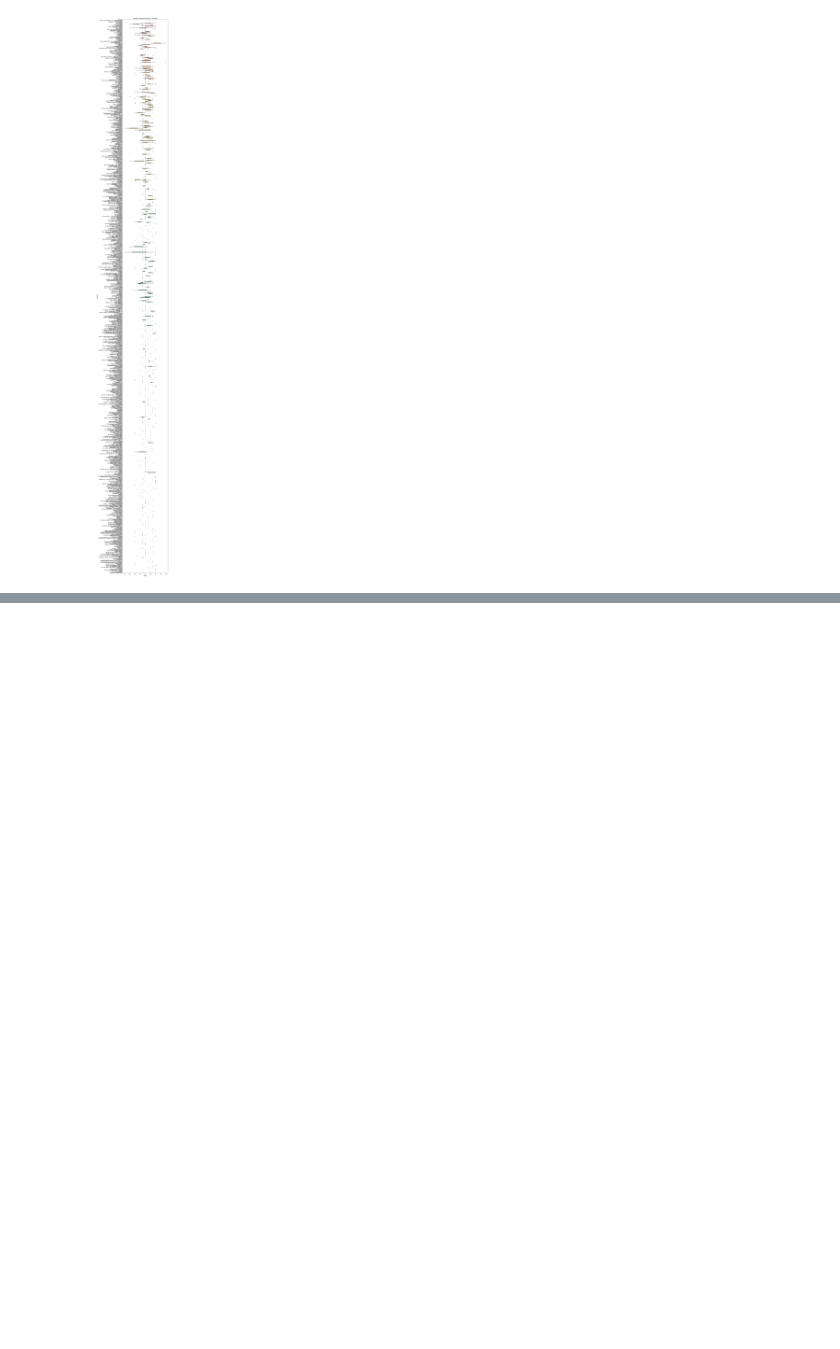
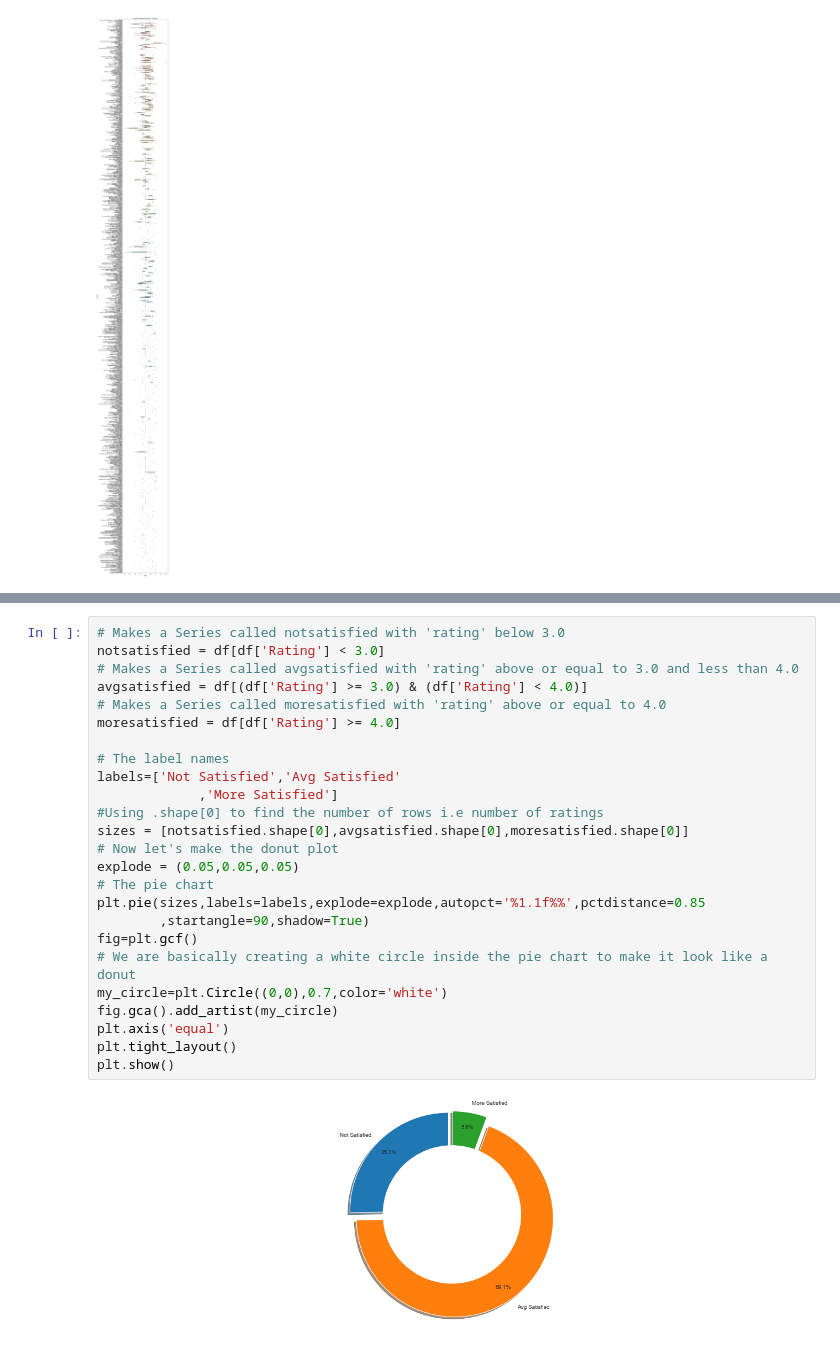
Before and after one commit to buzzy04/Chocolate-Ratings, a Jupyter notebook: Ass3.ipynb, the cells around one changed output, grey strips where cells are left out. Cells and saved outputs as stored; diff of their text form; blank space fills up the shorter version.

Commit message:
Add files via upload
Added Graphs

```diff
--- a/Ass3.ipynb
+++ b/Ass3.ipynb
@@ -244,0 +245,27 @@ Text(0.5,1,'Boxplot, Rating for countries (+blends)')
+# %%
+# Makes a Series called notsatisfied with 'rating' below 3.0
+notsatisfied = df[df['Rating'] < 3.0]
+# Makes a Series called avgsatisfied with 'rating' above or equal to 3.0 and less than 4.0
+avgsatisfied = df[(df['Rating'] >= 3.0) & (df['Rating'] < 4.0)]
+# Makes a Series called moresatisfied with 'rating' above or equal to 4.0
+moresatisfied = df[df['Rating'] >= 4.0]
+
+# The label names
+labels=['Not Satisfied','Avg Satisfied'
+             ,'More Satisfied']
+#Using .shape[0] to find the number of rows i.e number of ratings
+sizes = [notsatisfied.shape[0],avgsatisfied.shape[0],moresatisfied.shape[0]]
+# Now let's make the donut plot
+explode = (0.05,0.05,0.05)
+# The pie chart
+plt.pie(sizes,labels=labels,explode=explode,autopct='%1.1f%%',pctdistance=0.85
+        ,startangle=90,shadow=True)
+fig=plt.gcf()
+# We are basically creating a white circle inside the pie chart to make it look like a donut
+my_circle=plt.Circle((0,0),0.7,color='white')
+fig.gca().add_artist(my_circle)
+plt.axis('equal')
+plt.tight_layout()
+plt.show()
+# %% [output]
+[figure, added]
```
Also changed, not shown: parts of 3 cells of this notebook.
